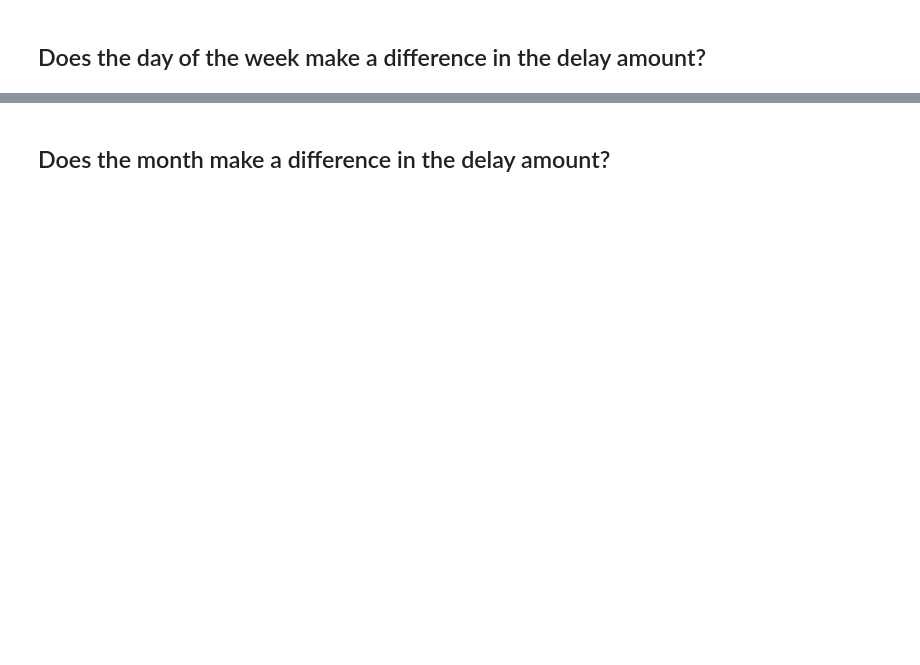
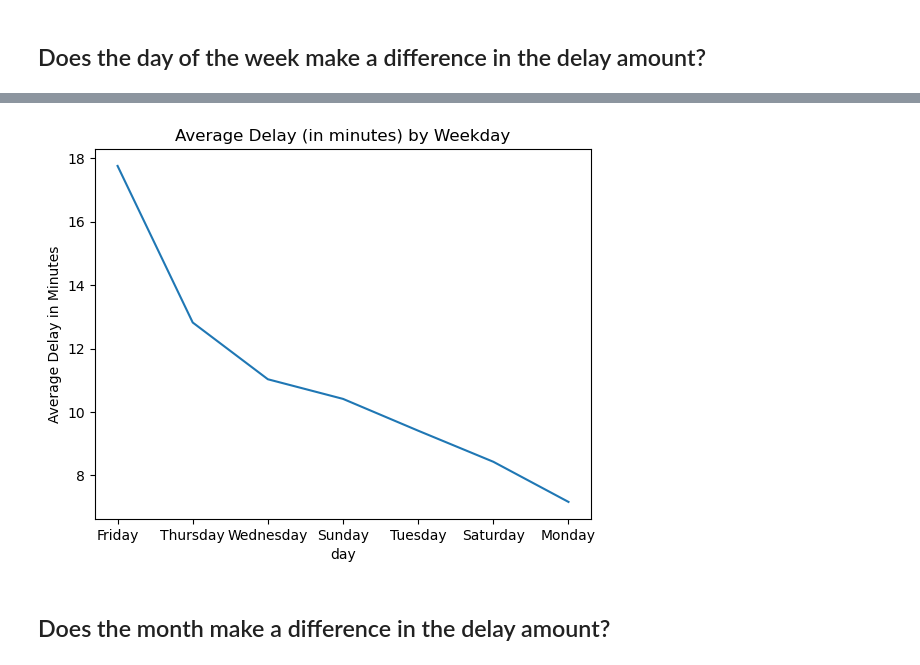
Before and after one commit to EstebanHernandez0/time-series, a Jupyter notebook: datetime_exercises.ipynb, the cells around one changed output, grey strips where cells are left out. Saved outputs shown, nothing was run; the diff lists cells and outputs as text; code cells hidden in the pictures; blank space fills up the shorter version.

```diff
--- a/datetime_exercises.ipynb
+++ b/datetime_exercises.ipynb
@@ -156,0 +433,3 @@ Freq: A-DEC, Name: precipitation, dtype: object
+# %%
+df['delay'] = np.where(df['delay'] < 0, 0, df['delay'])
+df.sample(5)
@@ -157,2 +444,6 @@ Freq: A-DEC, Name: precipitation, dtype: object
 # %% [markdown]
 ## Which hour of the day has the highest average delay?
+# %%
+#Create an hour column
+df['hour']= df.index.strftime('%H')
+df.sample(3)
@@ -160,0 +484,3 @@ Freq: A-DEC, Name: precipitation, dtype: object
+# %%
+df['day']= df.index.day_name()
+df.sample(5)
@@ -160,0 +495,3 @@ Freq: A-DEC, Name: precipitation, dtype: object
+# %%
+weekday_df = df.groupby('day').delay.mean().sort_values(ascending=False)
+weekday_df
@@ -161,2 +508,9 @@ Freq: A-DEC, Name: precipitation, dtype: object
+# %%
+weekday_df.plot()
+plt.title('Average Delay (in minutes) by Weekday')
+plt.ylabel('Average Delay in Minutes')
+plt.show()
+# %% [output]
+[figure, added]
 # %% [markdown]
 ## Does the month make a difference in the delay amount?
```
Also changed, not shown: parts of 40 cells of this notebook.
